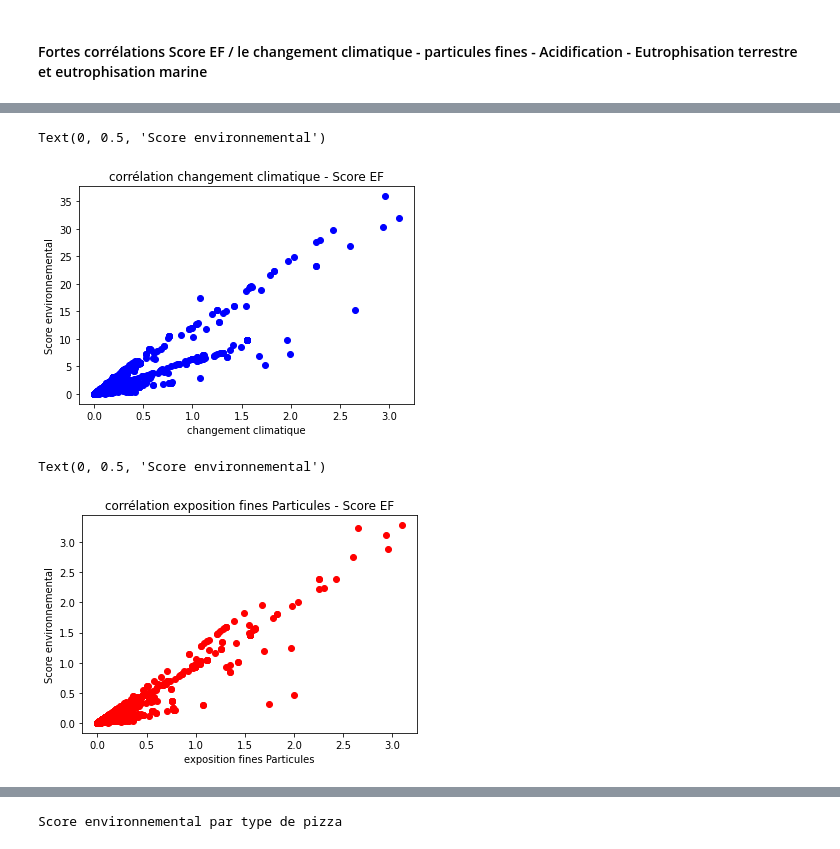
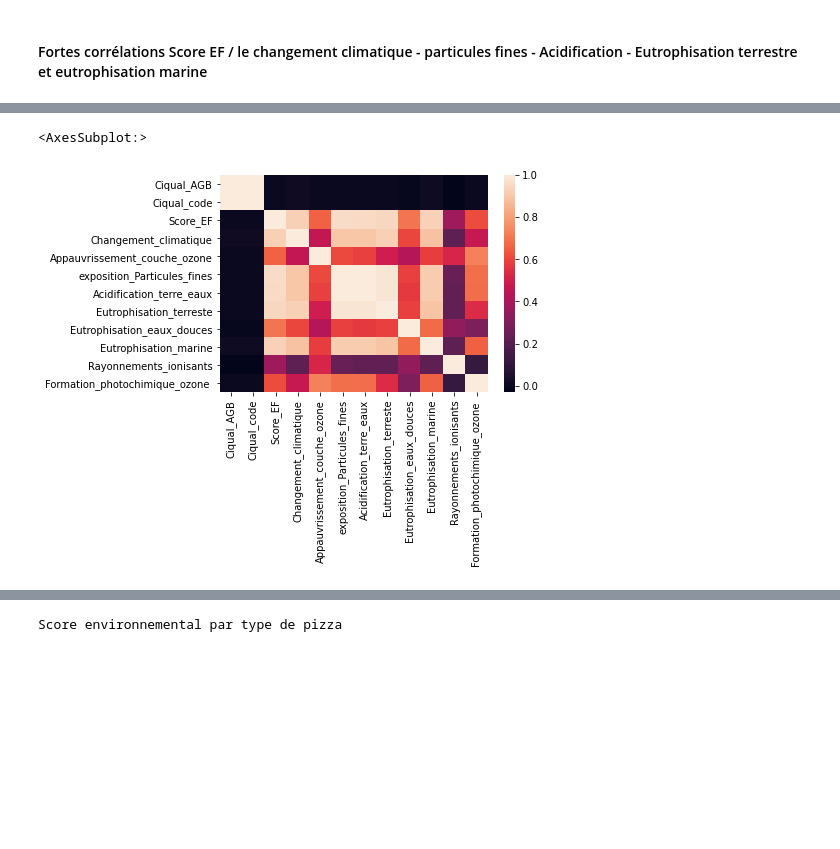
Before and after one commit to pattypooh/agribalyse, a Jupyter notebook: notebooks/01-mbe-eda - Agribalyse.ipynb, the cells around one changed output, grey strips where cells are left out. Saved outputs shown, nothing was run; the diff lists cells and outputs as text; code cells hidden in the pictures; blank space fills up the shorter version.

```diff
--- a/notebooks/01-mbe-eda - Agribalyse.ipynb
+++ b/notebooks/01-mbe-eda - Agribalyse.ipynb
@@ -155,28 +147,12 @@ df.corr()
+# %%
+# de fortes correlations
+
+sns.heatmap(df.corr())
+# %% [output]
+<AxesSubplot:>
+[figure, added]
 # %%
 colonnes = ['Score_EF','Changement_climatique','exposition_Particules_fines','Acidification_terre_eaux',
             'Eutrophisation_terreste','Eutrophisation_marine']
 df_chgeClimatique = df[colonnes]
 #df_chgeClimatique
-# %%
-plt.title('corrélation changement climatique - Score EF')
-
-x = df_chgeClimatique.Score_EF
-y1 = (df_chgeClimatique.Changement_climatique)
-
-plt.scatter(x, y1,color='b')
-plt.xlabel("changement climatique")
-plt.ylabel("Score environnemental")
-# %% [output]
-Text(0, 0.5, 'Score environnemental')
-[figure, removed]
-# %%
-plt.title('corrélation exposition fines Particules - Score EF')
-
-x = df_chgeClimatique.Score_EF
-y2 = (df_chgeClimatique.exposition_Particules_fines)
-plt.scatter(x, y2,color='r')
-plt.xlabel("exposition fines Particules")
-plt.ylabel("Score environnemental")
-# %% [output]
-Text(0, 0.5, 'Score environnemental')
-[figure, removed]
```
Also changed, not shown: parts of 10 cells of this notebook.
